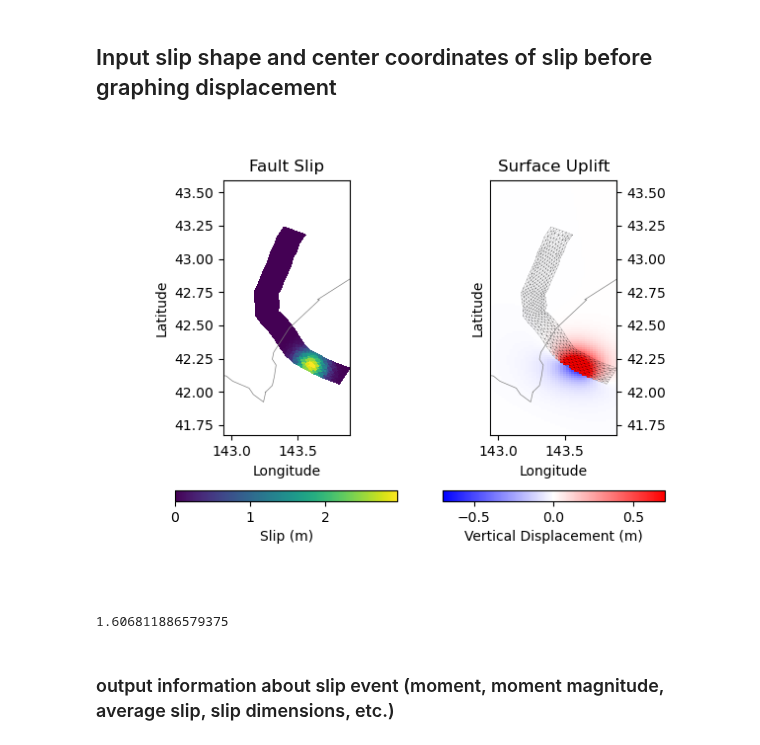
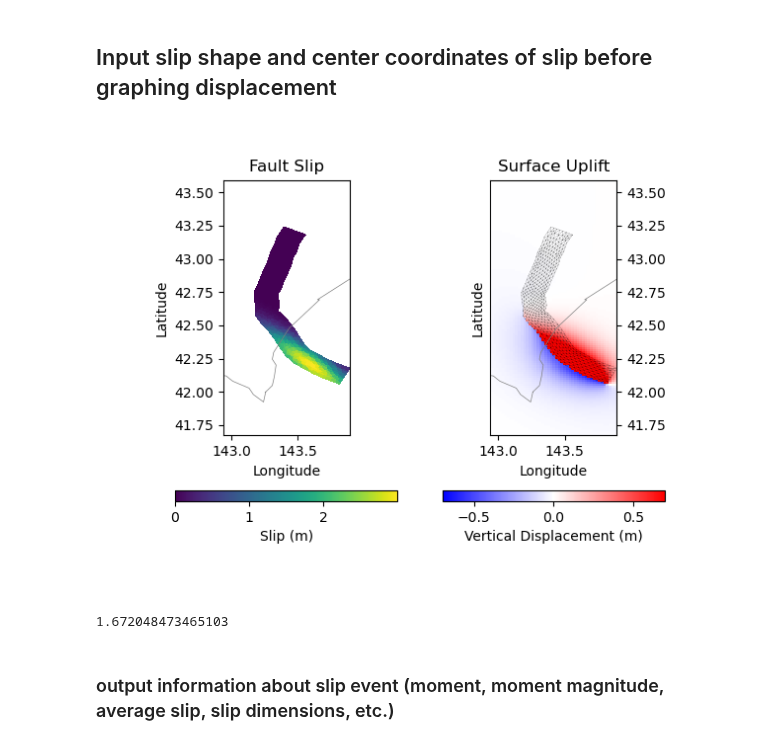
Before and after one commit to e-middleton/Emily_fault_displacement, a Jupyter notebook: fault_displacement.ipynb, the cells around one changed output. Saved outputs shown, nothing was run; the diff lists cells and outputs as text; code cells hidden in the pictures.

```diff
--- a/fault_displacement.ipynb
+++ b/fault_displacement.ipynb
@@ -313,7 +313,7 @@ lat_center = 42.2 #Tok: 42.45 ; 1982: 42.172
 sub_az = 290 #angle of the subduction azimuth
 
 # Stretch of slip gradient in x, y plus rotation angle
-slip_shape = np.array([0.07, 0.08, 120])
+slip_shape = np.array([0.07, 0.3, 125])
 #Tok: [0.025, 0.12, 145]
 #1892: [0.05, 0.08, 230]
 
@@ -394,35 +394,35 @@ ax[0].set_xlabel("Longitude")
 # Get limits of displacement that is being plotted
 #pred disp 2 means vertical displacement at the grid points (0 is east west and 1 is north/south) after matrix multiplication
 #plot_disp = (pred_disp[2::3] - ref_pred_disp[2::3])
 plot_disp = pred_disp[2::3]
 max_mag = np.max([np.max(plot_disp), np.abs(np.min(plot_disp))])
 #gdo = ax[2].pcolormesh(obsx, obsy, plot_disp.reshape(np.shape(obsx)), shading="auto", cmap="bwr", vmin=-max_mag, vmax=max_mag) #we can assume maxSlip=1, pos=red, neg=blue
 #set color scale to being UNIFORM not dependent on max for that run/trial
 #used to be vmin=-max_mag, vmax=max_mag, changing it to -0.5 = min, 0.5 = max
 gdo = ax[1].pcolormesh(obsx, obsy, plot_disp.reshape(np.shape(obsx)), shading="auto", cmap="bwr", vmin=-0.7, vmax=0.7)
 #fig.colorbar(gdo, ax=ax[2], orientation='horizontal')
 cbar = fig.colorbar(gdo, ax=ax[1], orientation='horizontal')
 cbar.set_label("Vertical Displacement (m)")
 # Draw the fault
 #ax[2].triplot(mesh["points"][:, 0], mesh["points"][:, 1], mesh["verts"], linewidth=0.25, color='k')
 ax[1].triplot(mesh["points"][:,0], mesh["points"][:,1], mesh["verts"], linewidth=0.1, color='k')
 # Add coastline
 # ax[2].plot(coast.lon+360*(1-lon_corr), coast.lat, color="gray", linewidth=0.5)
 # ax[2].set(xlim=(xmin, xmax), ylim=(ymin, ymax), aspect='equal')
 # ax[2].yaxis.tick_right()
 # ax[2].title.set_text("Grid displacement")
 ax[1].plot(coast.lon+360*(1-lon_corr), coast.lat, color="gray", linewidth=0.5)
 ax[1].set(xlim=(xmin, xmax), ylim=(ymin, ymax), aspect='equal')
 ax[1].yaxis.tick_right()
 plt.ylabel("Latitude")
 plt.xlabel("Longitude")
 ax[1].title.set_text("Surface Uplift")
 plt.show()
 
 print(np.max(pred_disp[2::3]))
 # %% [output]
-[figure, old version]
+[figure, new version]
-1.606811886579375
+1.672048473465103
 # %% [markdown]
 ### output information about slip event (moment, moment magnitude, average slip, slip dimensions, etc.)
 # %%
```
Also changed, not shown: parts of 2 cells of this notebook.
